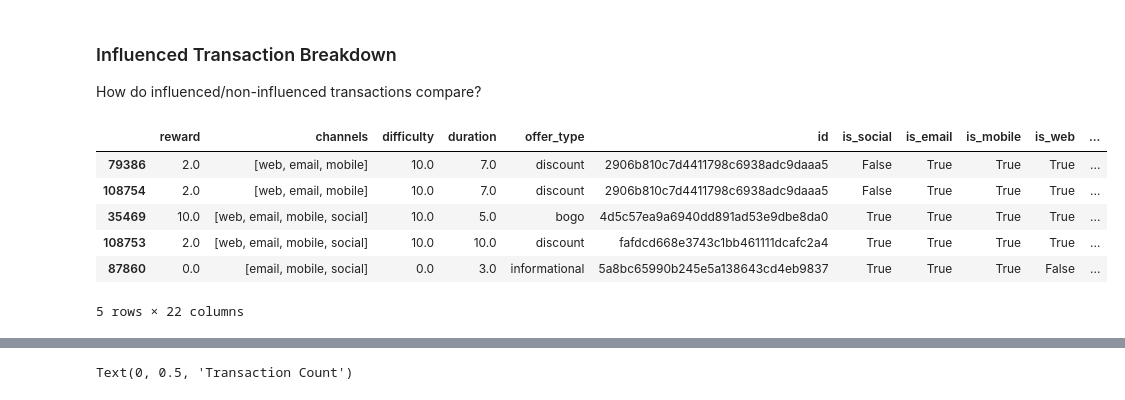
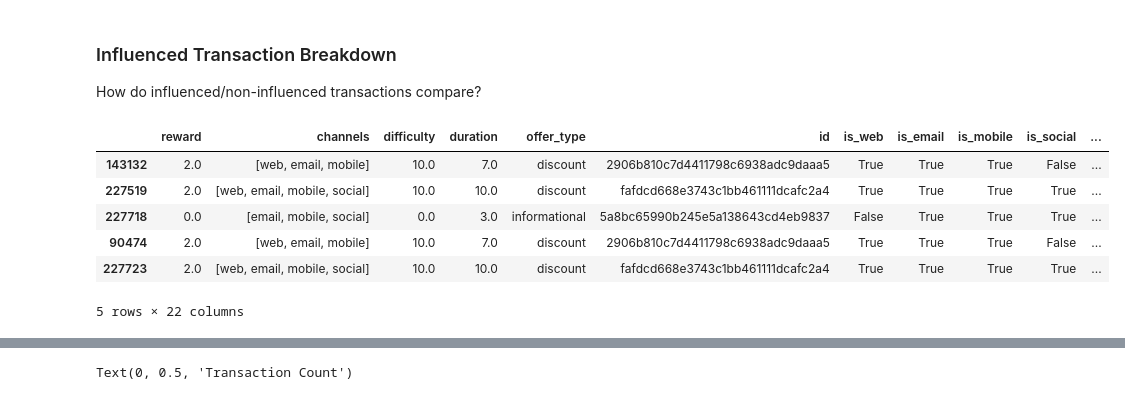
Before and after one commit to avikejriwal/udacity_mle, a Jupyter notebook: base_analysis.ipynb, the cells around one changed output, grey strips where cells are left out. Saved outputs shown, nothing was run; the diff lists cells and outputs as text; code cells hidden in the pictures.

```diff
--- a/base_analysis.ipynb
+++ b/base_analysis.ipynb
@@ -160,41 +176,41 @@ def is_influenced_transaction(row):
         return False
     if row['time difference'] > row['duration'] * 24:
         return False
     if row['transaction_amount'] < row['difficulty']:
         return False
     return True
 
 transactions = df_transcript[df_transcript['event'] == 'transaction'][['person', 'event', 'time', 'transaction_amount']]
 transactions['transaction_id'] = transactions.index + 1
 viewed_offers = df_transcript[df_transcript['event'] == 'offer viewed'][['person', 'event', 'time', 'offer_id']]
 
 # which transactions were influenced by offers?
 influenced_transactions = pd.merge(viewed_offers, transactions, on = ['person'], how = 'right', suffixes=('_x', '_y'))
 influenced_transactions['time_x'].fillna(-1, inplace=True)
-influenced_transactions['time difference'] = joined_transactions['time_y'] - joined_transactions['time_x']
+influenced_transactions['time difference'] = influenced_transactions['time_y'] - influenced_transactions['time_x']
 
 # only consider offers that came before transactions
 influenced_transactions = influenced_transactions[influenced_transactions['time difference'] >= 0]
 influenced_transactions = pd.merge(df_portfolio, influenced_transactions, how='right', left_on='id', right_on='offer_id', suffixes=('_a', '_b'))
 influenced_transactions['is_influenced'] = influenced_transactions.apply(lambda x: is_influenced_transaction(x), axis=1)
 
 # remove replicate entries
 influenced_transactions = influenced_transactions.sort_values(by='is_influenced', ascending=False).drop_duplicates(subset='transaction_id', keep='first')
 
 # separate influenced and organic transactions into different columns
-influenced_transactions['influenced_transaction_amount'] = influenced_transactions['transaction_amount'] * joined_transactions['is_influenced']
+influenced_transactions['influenced_transaction_amount'] = influenced_transactions['transaction_amount'] * influenced_transactions['is_influenced']
 influenced_transactions['organic_transaction_amount'] = influenced_transactions['transaction_amount'] * (1 - influenced_transactions['is_influenced'])
 influenced_transactions['influenced_transaction_amount'].replace(0, np.nan, inplace=True)
 influenced_transactions['organic_transaction_amount'].replace(0, np.nan, inplace=True)
 
 influenced_transactions.head()
 # %% [output]
-|  | reward | channels | difficulty | duration | offer_type | id | is_social | is_email | is_mobile | is_web | ... |
-| 79386 | 2.0 | [web, email, mobile] | 10.0 | 7.0 | discount | 2906b810c7d4411798c6938adc9daaa5 | False | True | True | True | ... |
-| 108754 | 2.0 | [web, email, mobile] | 10.0 | 7.0 | discount | 2906b810c7d4411798c6938adc9daaa5 | False | True | True | True | ... |
-| 35469 | 10.0 | [web, email, mobile, social] | 10.0 | 5.0 | bogo | 4d5c57ea9a6940dd891ad53e9dbe8da0 | True | True | True | True | ... |
-| 108753 | 2.0 | [web, email, mobile, social] | 10.0 | 10.0 | discount | fafdcd668e3743c1bb461111dcafc2a4 | True | True | True | True | ... |
-| 87860 | 0.0 | [email, mobile, social] | 0.0 | 3.0 | informational | 5a8bc65990b245e5a138643cd4eb9837 | True | True | True | False | ... |
+|  | reward | channels | difficulty | duration | offer_type | id | is_web | is_email | is_mobile | is_social | ... |
+| 143132 | 2.0 | [web, email, mobile] | 10.0 | 7.0 | discount | 2906b810c7d4411798c6938adc9daaa5 | True | True | True | False | ... |
+| 227519 | 2.0 | [web, email, mobile, social] | 10.0 | 10.0 | discount | fafdcd668e3743c1bb461111dcafc2a4 | True | True | True | True | ... |
+| 227718 | 0.0 | [email, mobile, social] | 0.0 | 3.0 | informational | 5a8bc65990b245e5a138643cd4eb9837 | False | True | True | True | ... |
+| 90474 | 2.0 | [web, email, mobile] | 10.0 | 7.0 | discount | 2906b810c7d4411798c6938adc9daaa5 | True | True | True | False | ... |
+| 227723 | 2.0 | [web, email, mobile, social] | 10.0 | 10.0 | discount | fafdcd668e3743c1bb461111dcafc2a4 | True | True | True | True | ... |
 5 rows × 22 columns
 # %%
 # If we ignore dust transactions, then influenced transactions are worth roughly as much as organic transactions
```
Also changed, not shown: parts of 18 cells of this notebook, 5 other files.
